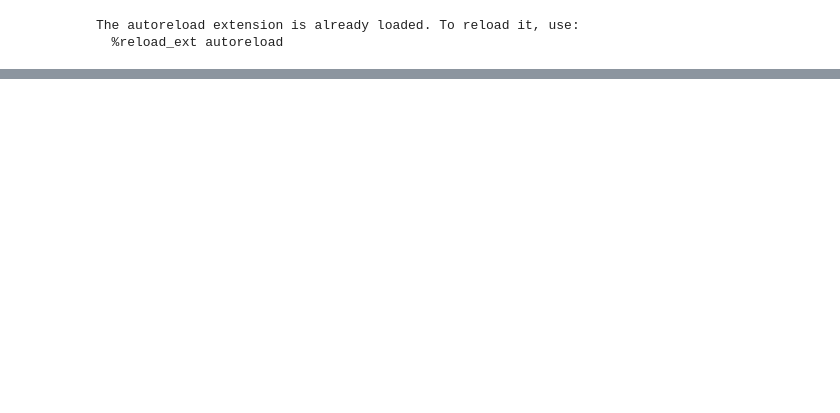
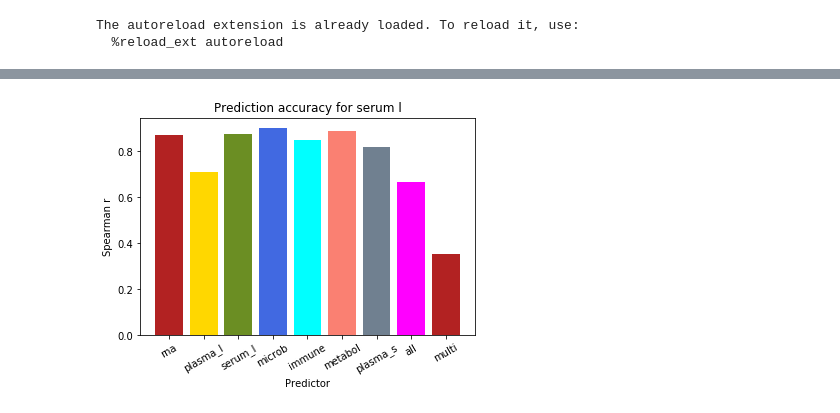
Before and after one commit to mariaxen/butterfly, a Jupyter notebook: notebooks/maria_001_CNN.ipynb, the cells around one changed output, grey strips where cells are left out. Saved outputs shown, nothing was run; the diff lists cells and outputs as text; code cells hidden in the pictures; blank space fills up the shorter version.

```diff
--- a/notebooks/maria_001_CNN.ipynb
+++ b/notebooks/maria_001_CNN.ipynb
@@ -187,13 +247,20 @@ each_omic_test.append(all_omics_test)
 # %%
 #Define the predictor datasets
-predictors = ['rna', 'plasma_l', 'serum_l', 'microb', 'immune', 'metabol', 'plasma_s', 'all']
+predictors = ['rna', 'plasma_l', 'serum_l', 'microb', 'immune', 'metabol', 'plasma_s', 'all', 'multi']
 y_pos = np.arange(len(predictors))
 # %%
 #Plot the results
-plt.bar(y_pos, each_omic_test, color=['firebrick', 'gold', 'olivedrab', 'royalblue',
-                                      'cyan', 'salmon', 'slategray', 'magenta'])
+f = plt.figure()
+plt.bar(y_pos, each_omic_train, color=['firebrick', 'gold', 'olivedrab', 'royalblue',
+                                       'cyan', 'salmon', 'slategray', 'magenta'])
 plt.xticks(y_pos, predictors)
 plt.xlabel('Predictor')
 plt.ylabel('Spearman r')
-plt.title('Prediction accuracy for plasma l')
-plt.show()
+plt.title('Prediction accuracy for serum l')
+plt.xticks(rotation=30)
+#plt.show()
+
+#os.chdir(Desktop)
+f.savefig("bars_serum_l_train.pdf", bbox_inches='tight')
+# %% [output]
+[figure, added]
```
Also changed, not shown: parts of 15 cells of this notebook, 2 other files.
